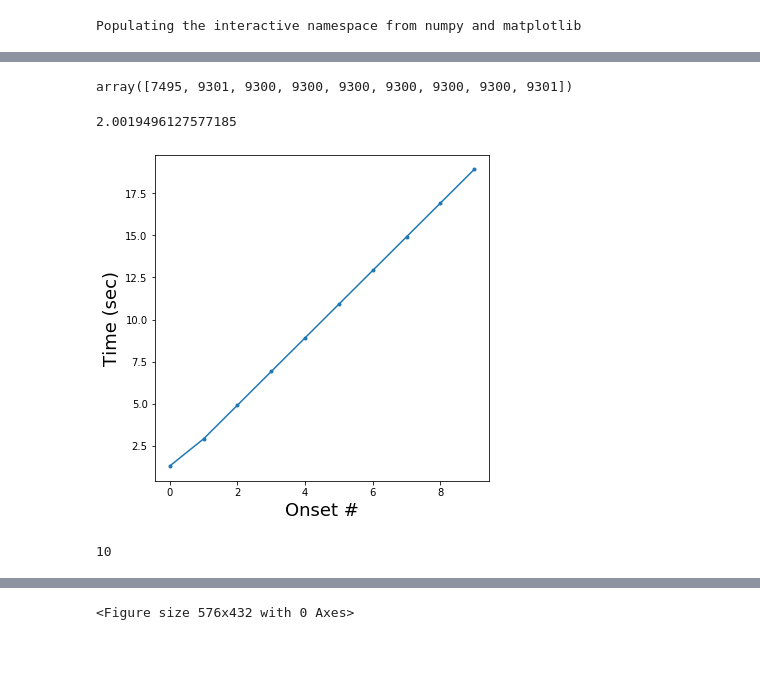
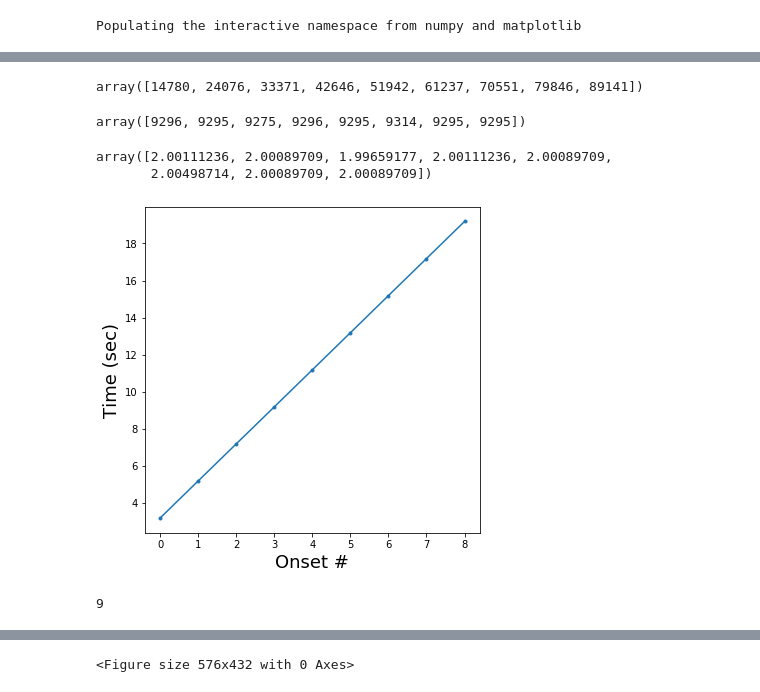
Before and after one commit to dcoates/basler_grab, a Jupyter notebook: proc_flash.ipynb, the cells around one changed output, grey strips where cells are left out. Saved outputs shown, nothing was run; the diff lists cells and outputs as text; code cells hidden in the pictures; blank space fills up the shorter version.

```diff
--- a/proc_flash.ipynb
+++ b/proc_flash.ipynb
@@ -15,5 +15,5 @@ print( dur, rat)
 # %%
-fil=open('movies_shutter/movies/photocell_1hz.text','rb')
+fil=open('movies/movie.bin','rb')
 wid=1024
 bits=np.fromfile(fil,dtype='uint8')
 fil.close()
@@ -61,4 +57,8 @@ plt.plot(xr, bits[3600:3800,0,0],'r.-' )
 # %%
-bits1=bits[:,0,40]
+# "Trigger" pixel
+
+bits1=bits[:,0,200]
 bits_shutter=bits[:,0,-1]
+
+# Determine difference in intensity between successive frames at the pixel of interest
 deriv=np.array( bits1[1:],dtype='int16')-bits1[:-1]
@@ -74,7 +71,14 @@ bigs=np.where( deriv>20)[0]
+# %%
+THRESH_INTENSITY=100
+MAX_SAMPLES_BETWEEN_FLASHES=6000 # TODO: Could specify in clock time
 # %%
+bigs=np.where( deriv>THRESH_INTENSITY)[0]
+
 last=0
-goods=[]
+flash_onsets=[]
 for n in bigs:
-    if (n-last)>6000:
-        goods.append( n )
+    if (n-last)>MAX_SAMPLES_BETWEEN_FLASHES:
+        flash_onsets.append( n )
         last=n
+
+flash_onsets=np.array(flash_onsets)
@@ -83,23 +85,29 @@ goods=np.array(goods)
+# %%
+flash_onsets
+# %% [output]
+array([14780, 24076, 33371, 42646, 51942, 61237, 70551, 79846, 89141])
 # %%
-goods[1:]-goods[:-1]
+flash_onsets[1:]-flash_onsets[:-1]
 # %% [output]
-array([7495, 9301, 9300, 9300, 9300, 9300, 9300, 9300, 9301])
+array([9296, 9295, 9275, 9296, 9295, 9314, 9295, 9295])
-# %%
-9300*dur #*0.0005
-# %% [output]
-2.0019496127577185
+# %%
+#  Time between offsets
+(flash_onsets[1:]-flash_onsets[:-1])*dur #*0.0005
+# %% [output]
+array([2.00111236, 2.00089709, 1.99659177, 2.00111236, 2.00089709,
+       2.00498714, 2.00089709, 2.00089709])
 # %%
 plt.figure(figsize=(6,6))
-plt.plot( goods*dur, '.-')
+plt.plot( flash_onsets*dur, '.-')
 plt.xlabel('Onset #', size=18)
 plt.ylabel('Time (sec)', size=18)
 plt.savefig('time_vs_onset.pdf', bbox_inches='tight')
 # %% [output]
-[figure, old version]
+[figure, new version]
 # %%
-len(goods)
+len(flash_onsets)
 # %% [output]
-10
+9
 # %%
 pwd
 # %% [output]
```
Also changed, not shown: parts of 20 cells of this notebook, 4 other files.
